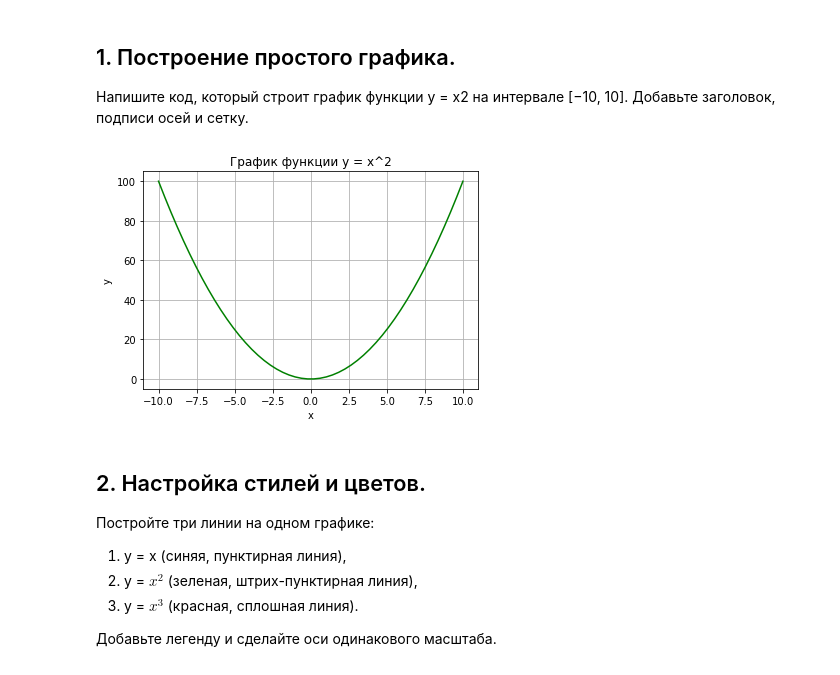
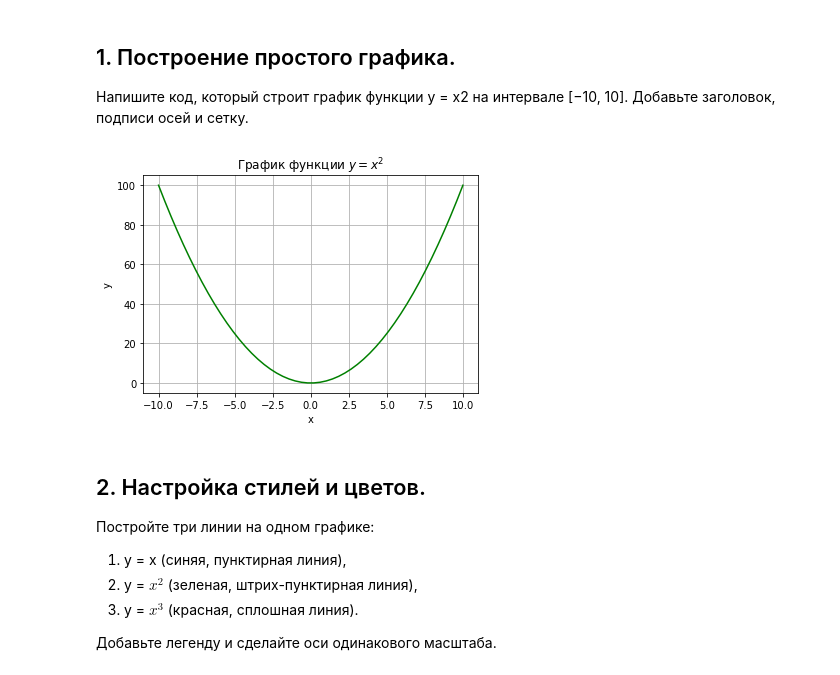
Before and after one commit to killrilll/AI_and_ML_LR3, a Jupyter notebook: tasks_LR3.ipynb, the cells around one changed output. Drawn from its saved outputs; the diff is of its cells as text; code cells hidden in the pictures.

```diff
--- a/tasks_LR3.ipynb
+++ b/tasks_LR3.ipynb
@@ -7,21 +7,21 @@
 # %%
 import numpy as np
 import matplotlib.pyplot as plt
 
 x = np.linspace(-10, 10, 50)
 y = x**2
 
 plt.plot(x, y, color="green")
 
-plt.title("График функции y = x^2")
+plt.title("График функции $y = x^2$")
 plt.xlabel("x")
 plt.ylabel("y")
 
 plt.grid()
 
 plt.show()
 # %% [output]
-[figure, old version]
+[figure, new version]
 # %% [markdown]
 ## 2. Настройка стилей и цветов.
 
```
Also changed, not shown: parts of 2 cells of this notebook.
